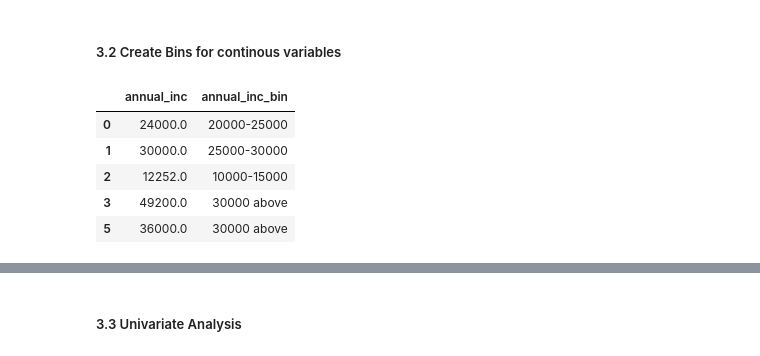
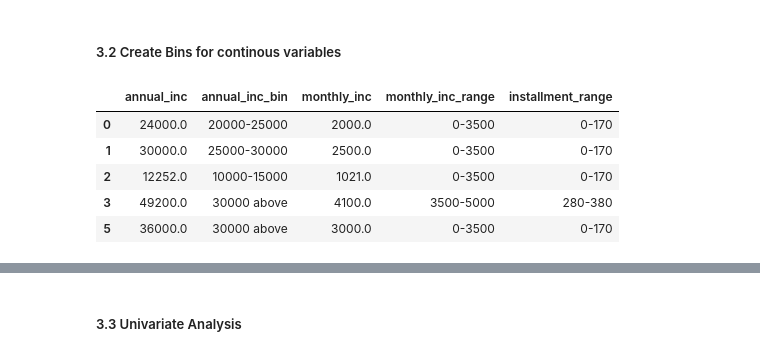
Before and after one commit to gauravsoni1112/Data-Science-Project, a Jupyter notebook: Gramener-Case-Study/Gramener-Case-Study.ipynb, the cells around one changed output, grey strips where cells are left out. Saved outputs shown, nothing was run; the diff lists cells and outputs as text; code cells hidden in the pictures.

Commit message:
EDA data cleaning done , started bivariate analysis

```diff
--- a/Gramener-Case-Study/Gramener-Case-Study.ipynb
+++ b/Gramener-Case-Study/Gramener-Case-Study.ipynb
@@ -446,0 +515,3 @@ Name: id, dtype: float64
+# %%
+#Create a new derived column for monthly income
+loan_not_current_df['monthly_inc']=pd.to_numeric(loan_not_current_df['annual_inc']/12)
@@ -474,13 +555,23 @@ loan_not_current_df['annual_inc_bin'] = pd.cut(loan_not_current_df['annual_inc']
 int_rate_bins = [0, 5.5, 9.0, 12.0, 15,20]
 int_rate_slot = ['0-5.5', '5.5-9.0', '9.0-12.0', '12.0-15', '15 and above']
 loan_not_current_df['int_rate_range'] = pd.cut(loan_not_current_df['int_rate'], int_rate_bins, labels=int_rate_slot)
+# %%
+# Monthly Income  ,looking to the above data
+monthly_inc_bins = [0, 3500, 5000, 6000, 7000,500000]
+monthly_inc_slot = ['0-3500', '3500-5000', '5000-6000', '6000-7000', '7000 and above']
+loan_not_current_df['monthly_inc_range'] = pd.cut(loan_not_current_df['monthly_inc'], monthly_inc_bins, labels=monthly_inc_slot)
+# %%
+# Installement per month  ,looking to the above data
+installment_inc_bins = [0, 170, 280, 380, 450,1310]
+installment_inc_slot = ['0-170', '170-280', '280-380', '380-450', '450 and above']
+loan_not_current_df['installment_range'] = pd.cut(loan_not_current_df['installment'], installment_inc_bins, labels=installment_inc_slot)
 # %%
 #analyze the dataframe
-loan_not_current_df[['annual_inc','annual_inc_bin']].head()
+loan_not_current_df[['annual_inc','annual_inc_bin','monthly_inc','monthly_inc_range','installment_range']].head()
 # %% [output]
-|  | annual_inc | annual_inc_bin |
-| 0 | 24000.0 | 20000-25000 |
-| 1 | 30000.0 | 25000-30000 |
-| 2 | 12252.0 | 10000-15000 |
-| 3 | 49200.0 | 30000 above |
-| 5 | 36000.0 | 30000 above |
+|  | annual_inc | annual_inc_bin | monthly_inc | monthly_inc_range | installment_range |
+| 0 | 24000.0 | 20000-25000 | 2000.0 | 0-3500 | 0-170 |
+| 1 | 30000.0 | 25000-30000 | 2500.0 | 0-3500 | 0-170 |
+| 2 | 12252.0 | 10000-15000 | 1021.0 | 0-3500 | 0-170 |
+| 3 | 49200.0 | 30000 above | 4100.0 | 3500-5000 | 280-380 |
+| 5 | 36000.0 | 30000 above | 3000.0 | 0-3500 | 0-170 |
```
Also changed, not shown: parts of 39 cells of this notebook, 1 other file.
